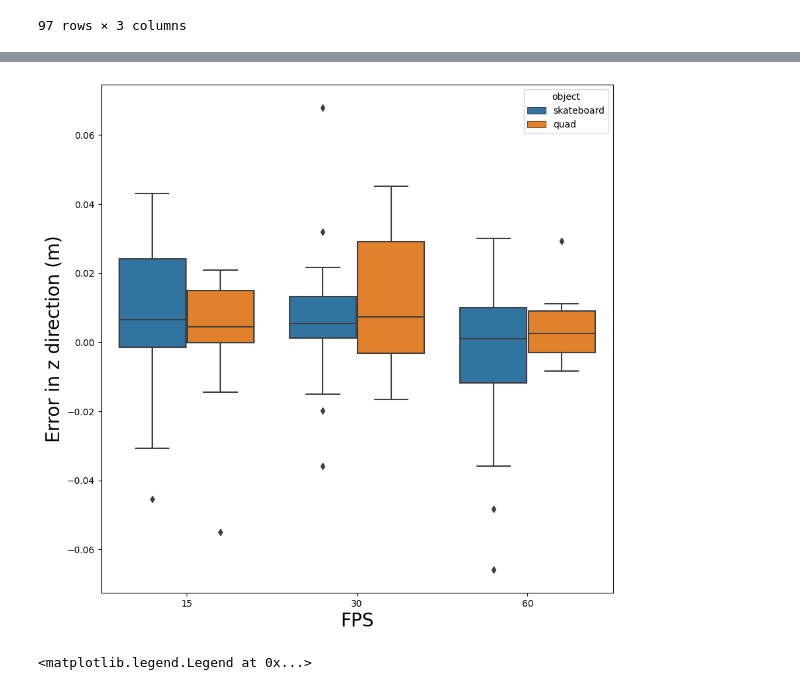
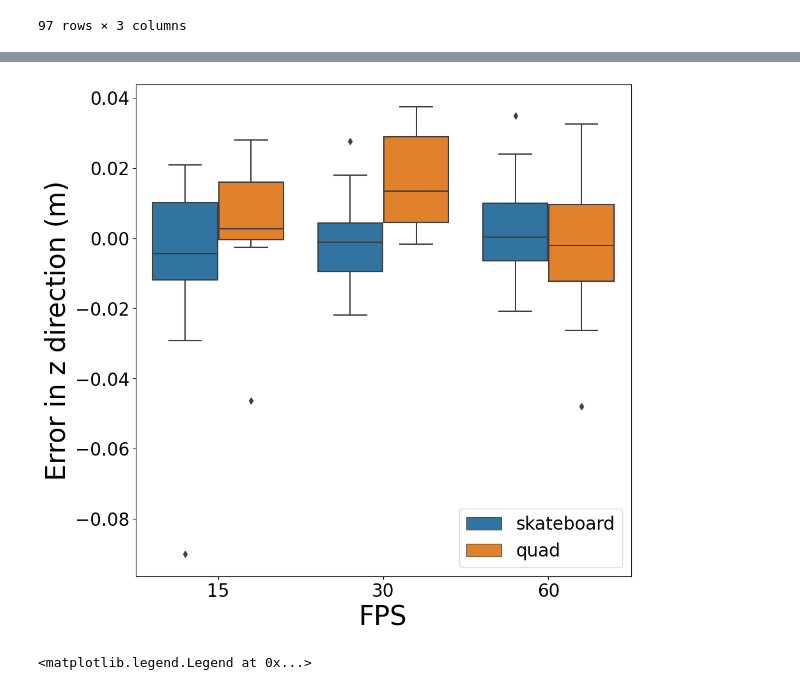
Before and after one commit to SujithChristopher/armbo_preliminary_work, a Jupyter notebook: ipy_notebooks/iter_coordinate_comparision.ipynb, the cells around one changed output, grey strips where cells are left out. Cells and saved outputs as stored; diff of their text form; code cells hidden in the pictures.

Commit message:
complete analysis

```diff
--- a/ipy_notebooks/iter_coordinate_comparision.ipynb
+++ b/ipy_notebooks/iter_coordinate_comparision.ipynb
@@ -124,11 +124,12 @@ for idx, _folder_name in enumerate(tqdm(folder_df.folder_name)):
                                     "offset_x": _offset_x, "offset_y": _offset_y, "offset_z": _offset_z}, ignore_index=True)
 # %%
 # save the mean error
-_mean_df_pth = os.path.join(_analysis_pth, "mean_error_df_filter_4cm_corrected.csv")
-mean_err_df.to_csv(_mean_df_pth, index=False)
+# _mean_df_pth = os.path.join(_analysis_pth, "mean_error_df_filter_4cm_corrected.csv")
+# mean_err_df.to_csv(_mean_df_pth, index=False)
 
 # read the mean error df
-mean_err_df = pd.read_csv(os.path.join(_analysis_pth, "mean_error_df_filter_4cm_corrected.csv"))
+# mean_err_df = pd.read_csv(os.path.join(_analysis_pth, "mean_error_df_filter_4cm_corrected.csv"))
+mean_err_df = pd.read_csv(r"D:\ArUco recordings\single_cam_jan_5_2023_3cm\00_analysis\mean_error_df_filter.csv") # insert path directly
 mean_err_df
 # %% [output]
 |  | folder_name | date_created | frame_id | err_x | err_y | err_z | max_err_x | max_err_y | max_err_z | ... |
@@ -173,14 +174,16 @@ mean_err_df["object"] = object_values
 # %%
 # box plot based on speed
 fig, ax = plt.subplots(figsize=(10, 10))
 sns.boxplot(x="fps", y="err_z", hue="object", data=mean_err_df, ax=ax)
 
 # label
-ax.set_xlabel("FPS", fontsize=20)
-ax.set_ylabel("Error in z direction (m)", fontsize=20)
+ax.set_xlabel("FPS", fontsize=30)
+ax.set_ylabel("Error in z direction (m)", fontsize=30)
+ax.legend(fontsize=20)
+ax.tick_params(axis='both', which='major', labelsize=20)
 plt.show()
 # %% [output]
-[figure, old version]
+[figure, new version]
 # %%
 # plot _w_df and _mc_df
 w_df = _w_df.copy(deep=True)
```
Also changed, not shown: parts of 1 cell of this notebook.
